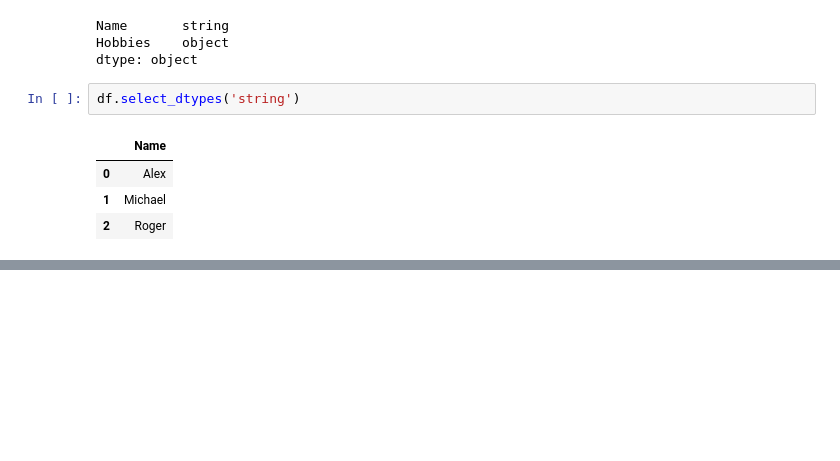
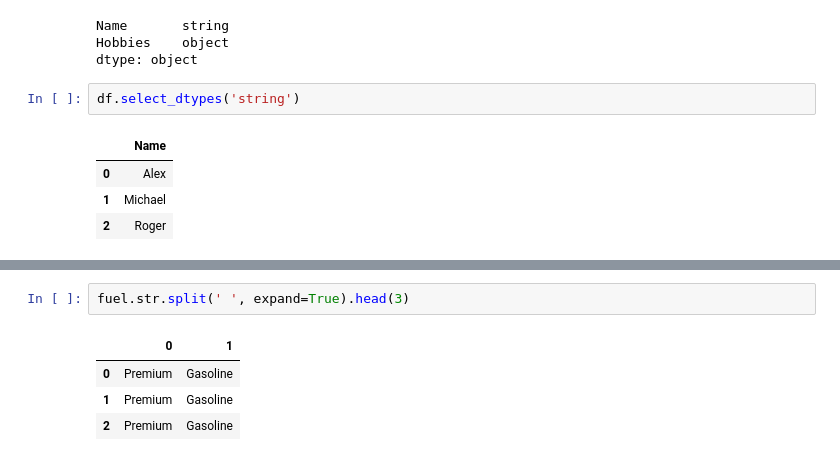
Before and after one commit to ammaryh92/100DaysOfPandas, a Jupyter notebook: 100DaysOfPandas.ipynb, the cells around one changed output, grey strips where cells are left out. Drawn from its saved outputs; the diff is of its cells as text; blank space fills up the shorter version.

```diff
--- a/100DaysOfPandas.ipynb
+++ b/100DaysOfPandas.ipynb
@@ -219,0 +245,7 @@ df.select_dtypes('string')
+# %%
+fuel.str.split(' ', expand=True).head(3)
+# %% [output]
+|  | 0 | 1 |
+| 0 | Premium | Gasoline |
+| 1 | Premium | Gasoline |
+| 2 | Premium | Gasoline |
```
Also changed, not shown: parts of 5 cells of this notebook.
